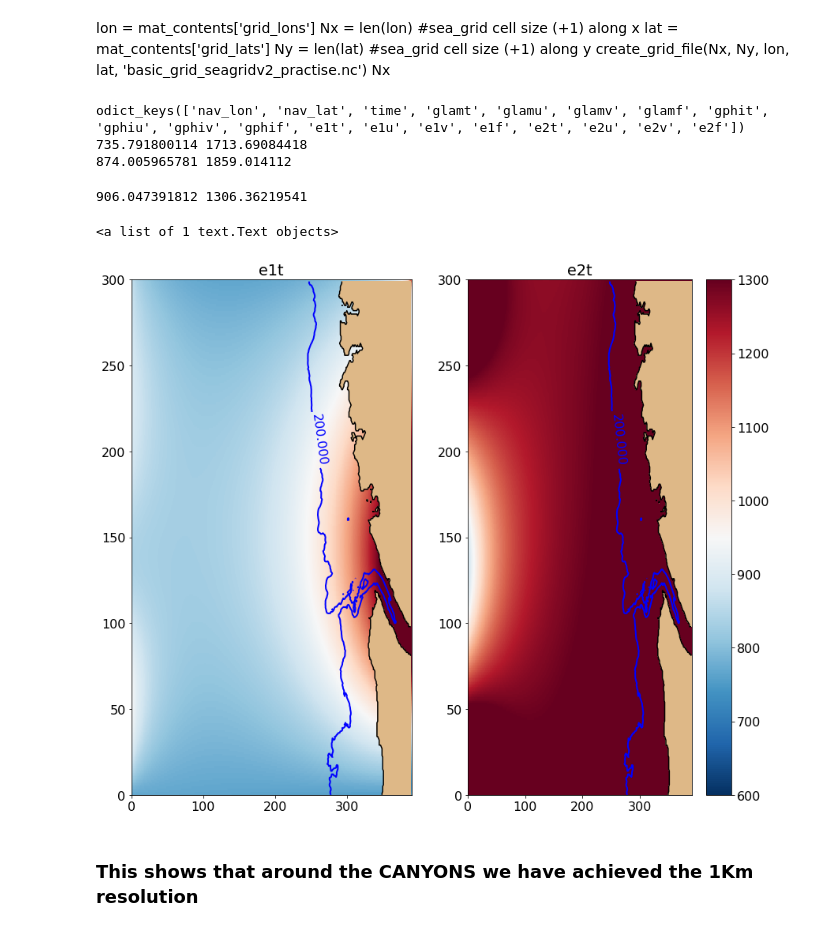
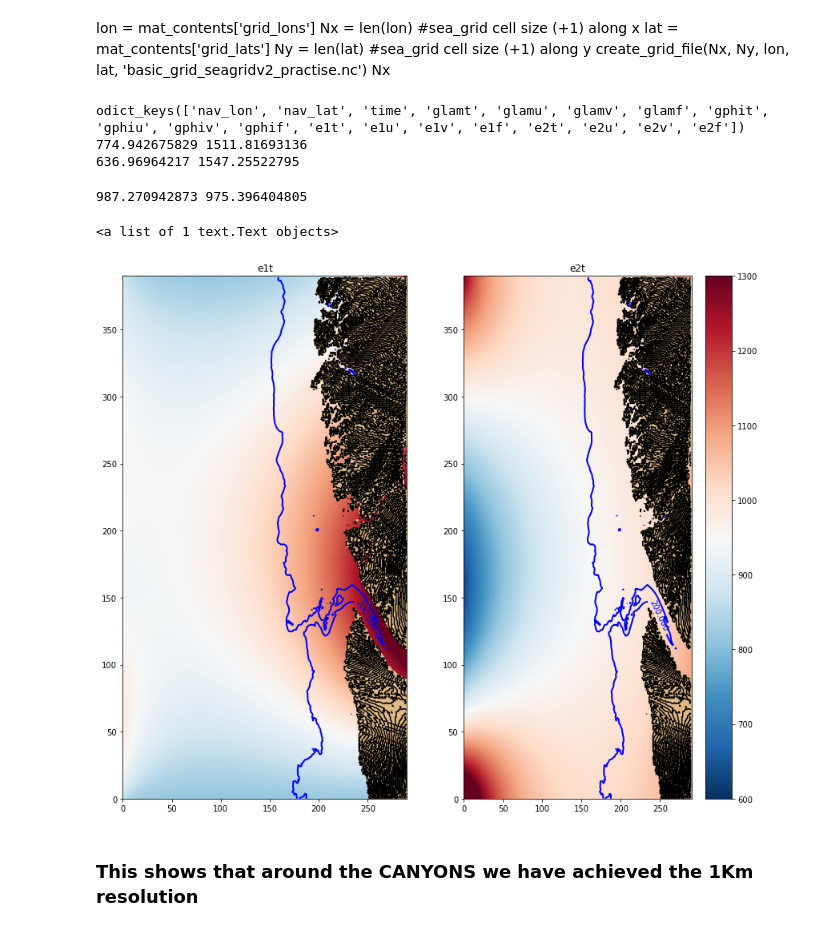
Before and after one commit to UBC-MOAD/wcvi, a Jupyter notebook: grid/Making_bathymetry_file.ipynb, the cells around one changed output. Saved outputs shown, nothing was run; the diff lists cells and outputs as text; code cells hidden in the pictures.

Commit message:
Wrote an automated python script and created the new bathymetry file and flattened it to 2000m

```diff
--- a/grid/Making_bathymetry_file.ipynb
+++ b/grid/Making_bathymetry_file.ipynb
@@ -126,7 +126,7 @@ Nx
 # %%
 #Load the ouput file of JP together with all the scaling factors
 
-coord = nc.Dataset('coordinates_westcoast_seagrid_high_resolution.nc')
+coord = nc.Dataset('coordinates_westcoast_seagrid_high_resolution_truncated.nc')
 nc_tools.show_variables(coord)
 
 T_grid_lon = coord.variables['glamt'][0,:]
@@ -138,54 +138,54 @@ print(np.min(e1t),np.max(e1t))
 print(np.min(e2t),np.max(e2t))
 # %% [output]
 odict_keys(['nav_lon', 'nav_lat', 'time', 'glamt', 'glamu', 'glamv', 'glamf', 'gphit', 'gphiu', 'gphiv', 'gphif', 'e1t', 'e1u', 'e1v', 'e1f', 'e2t', 'e2u', 'e2v', 'e2f'])
-735.791800114 1713.69084418
-874.005965781 1859.014112
+774.942675829 1511.81693136
+636.96964217 1547.25522795
 # %%
 print(np.mean(e1t), np.mean(e2t))
 %matplotlib inline
 # %% [output]
-906.047391812 1306.36219541
+987.270942873 975.396404805
 # %%
-bathy = '/ocean/ssahu/CANYONS/wcvi/grid/bathy_files/bathy_meter_high_res.nc'
+bathy = '/ocean/ssahu/CANYONS/wcvi/grid/bathy_meter_high_res_cubic_truncated_flatten_2000m.nc'
 bathymetry = nc.Dataset(bathy).variables['Bathymetry'][:]
 
-y_slice = np.arange(0, 300)
-x_slice = np.arange(0, 390)
+y_slice = np.arange(0, 390)
+x_slice = np.arange(0, 290)
 
 ax = [0, 0]
 # date_NW = parse('2016 May 7 12:00')
 # date_SE = parse('2016 Oct 15 12:00')
 
 fig = plt.figure(figsize=(14,12))
 
 gs = gridspec.GridSpec(2, 2)
 gs.update(hspace=0.1)
 
 # ax[3] = plt.subplot(gs[0:, 1])
 ax[1] = plt.subplot(gs[0:, 1])
 # ax[2] = plt.subplot(gs[1:, 1])
 ax[0] = plt.subplot(gs[0:, 0])
-viz_tools.set_aspect(ax1)
+# viz_tools.set_aspect(ax1)
 # mesh = ax1.pcolormesh(T_grid_lon, T_grid_lat, e1t[0,...], cmap =cm.dense, vmin = 800, vmax = 1000)
 mesh = ax[0].pcolormesh(e1t[0,...], vmin=600, vmax = 1300, cmap='RdBu_r')
 viz_tools.plot_land_mask(ax[0], bathy , xslice=np.arange(T_grid_lat.shape[1]), yslice=np.arange(T_grid_lat.shape[0]), color='burlywood')
 viz_tools.plot_coastline(ax[0], bathy)
 
 mesh2 = ax[1].pcolormesh(e2t[0,...], vmin=600, vmax = 1300, cmap='RdBu_r')
 viz_tools.plot_land_mask(ax[1], bathy , xslice=np.arange(T_grid_lat.shape[1]), yslice=np.arange(T_grid_lat.shape[0]), color='burlywood')
 viz_tools.plot_coastline(ax[1], bathy)
 
 ax[0].set_title("e1t")
 ax[1].set_title("e2t")
 cbar = fig.colorbar(mesh2, ax=ax[1])
 CS = ax[0].contour(x_slice,y_slice,bathymetry, levels = [200], colors=('blue',),linestyles=('-',),linewidths=(2,),label = "200m Isoabth")
 CS2 = ax[1].contour(x_slice,y_slice,bathymetry, levels = [200], colors=('blue',),linestyles=('-',),linewidths=(2,),label = "200m Isoabth")
 
 plt.clabel(CS)
 plt.clabel(CS2)
 # %% [output]
 <a list of 1 text.Text objects>
-[figure, old version]
+[figure, new version]
 # %% [markdown]
 ### This shows that around the CANYONS we have achieved the 1Km resolution
 # %%
```
Also changed, not shown: parts of 16 cells of this notebook, 2 other files.
